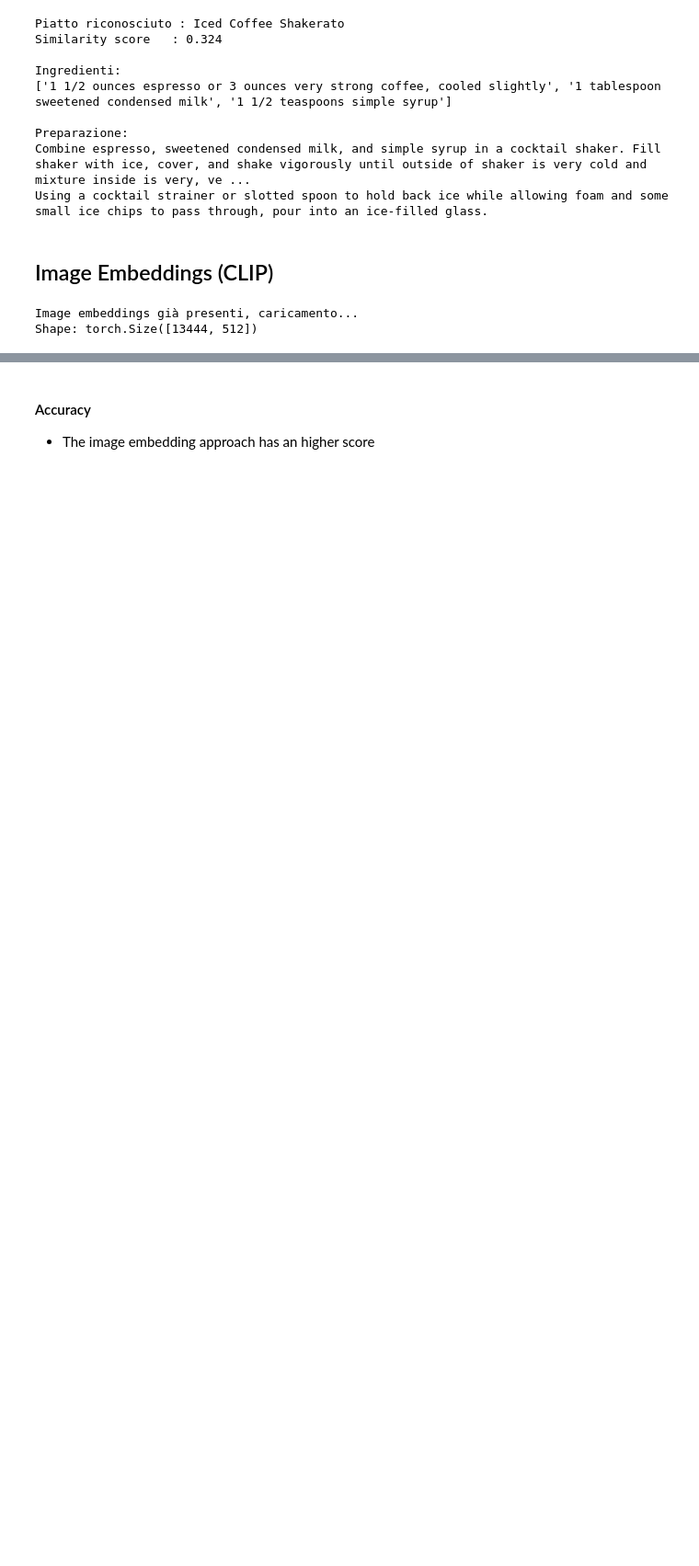
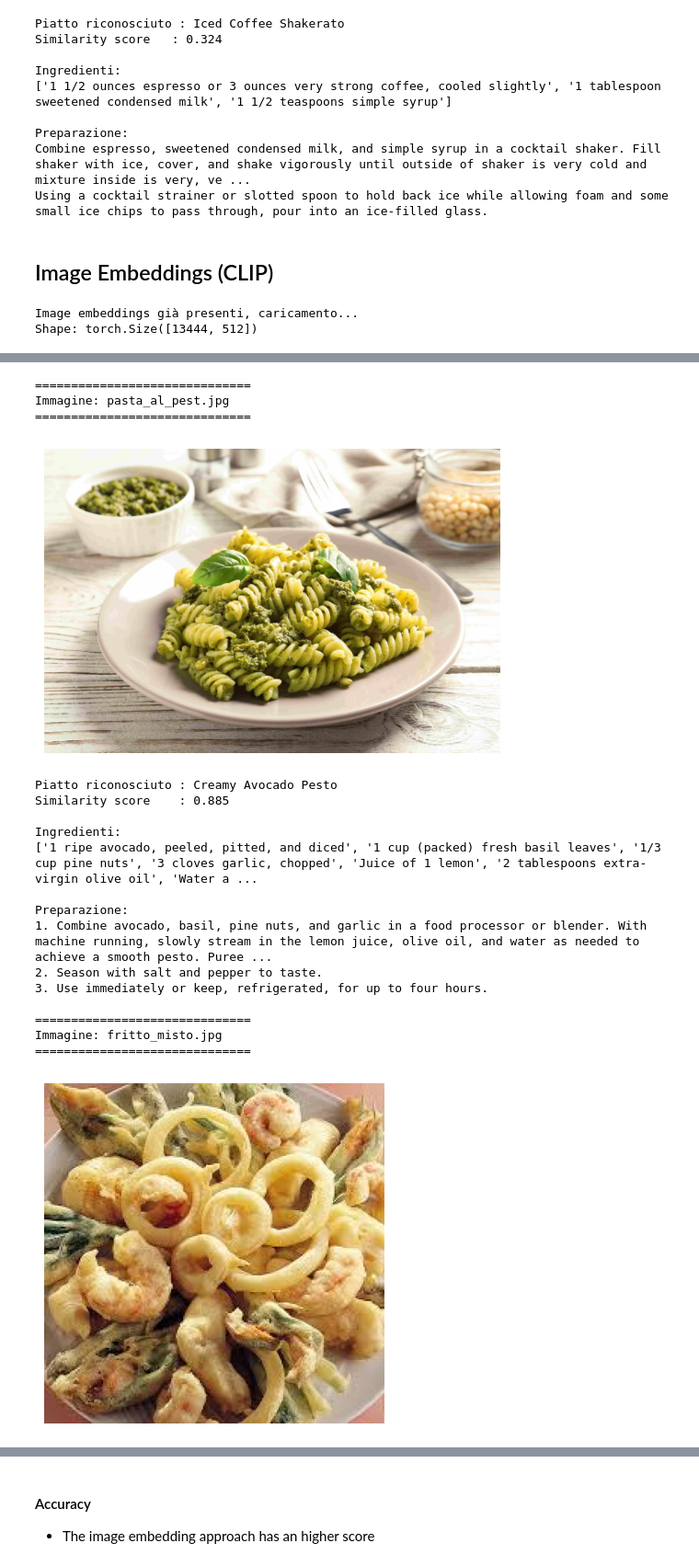
Before and after one commit to LucaBTE/what-the-food, a Jupyter notebook: notebook.ipynb, the cells around one changed output, grey strips where cells are left out. Shown at 92% size. Cells and saved outputs as stored; diff of their text form; code cells hidden in the pictures; blank space fills up the shorter version.

```diff
--- a/notebook.ipynb
+++ b/notebook.ipynb
@@ -381,0 +384,53 @@ To make the milkshake, put all the ingredients into the blender and blend until
+# %%
+import os
+from PIL import Image
+import matplotlib.pyplot as plt
+
+test_folder = "data/TEST/"
+
+# scorri tutti i file nella cartella
+for file_name in os.listdir(test_folder):
+
+    file_path = os.path.join(test_folder, file_name)
+
+    # opzionale: filtrare solo immagini
+    if file_name.lower().endswith((".png", ".jpg", ".jpeg", ".webp")):
+
+        print("\n==============================")
+        print(f"Immagine: {file_name}")
+        print("==============================")
+
+        # riconoscimento ricetta
+        result = identify_recipe_via_image(file_path)
+
+        # mostra immagine
+        image = Image.open(file_path)
+        plt.imshow(image)
+        plt.axis('off')
+        plt.show()
+
+        # stampa risultati
+        print(f"Piatto riconosciuto : {result['title']}")
+        print(f"Similarity score    : {result['similarity']}")
+        print(f"\nIngredienti:\n{result['ingredients']}")
+        print(f"\nPreparazione:\n{result['instructions']}")
+# %% [output]
+==============================
+Immagine: pasta_al_pest.jpg
+==============================
+[figure, added]
+Piatto riconosciuto : Creamy Avocado Pesto
+Similarity score    : 0.885
+
+Ingredienti:
+['1 ripe avocado, peeled, pitted, and diced', '1 cup (packed) fresh basil leaves', '1/3 cup pine nuts', '3 cloves garlic, chopped', 'Juice of 1 lemon', '2 tablespoons extra-virgin olive oil', 'Water a ...
+
+Preparazione:
+1. Combine avocado, basil, pine nuts, and garlic in a food processor or blender. With machine running, slowly stream in the lemon juice, olive oil, and water as needed to achieve a smooth pesto. Puree ...
+2. Season with salt and pepper to taste.
+3. Use immediately or keep, refrigerated, for up to four hours.
+
+==============================
+Immagine: fritto_misto.jpg
+==============================
+[figure, added]
```
Also changed, not shown: parts of 7 cells of this notebook, 1 other file.
